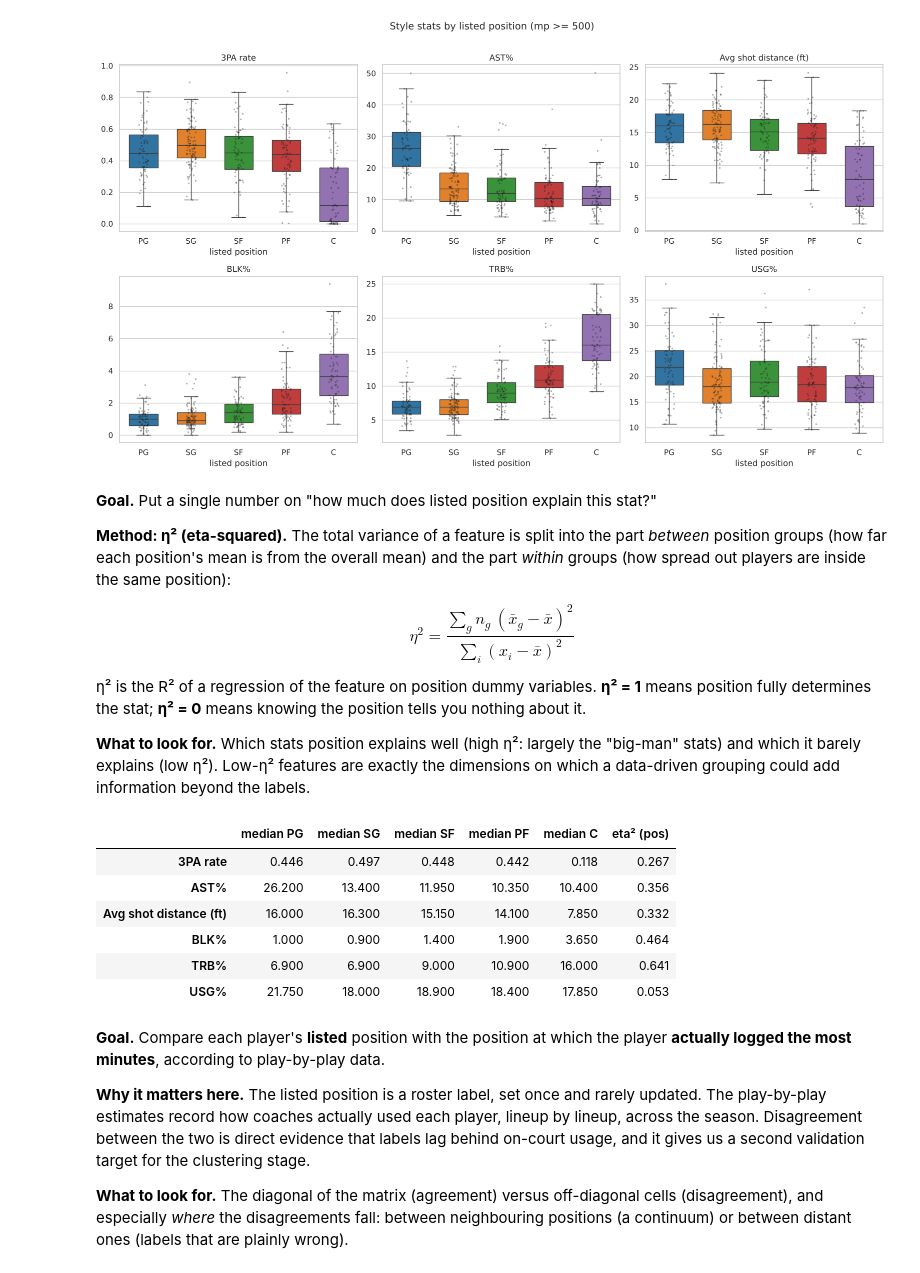
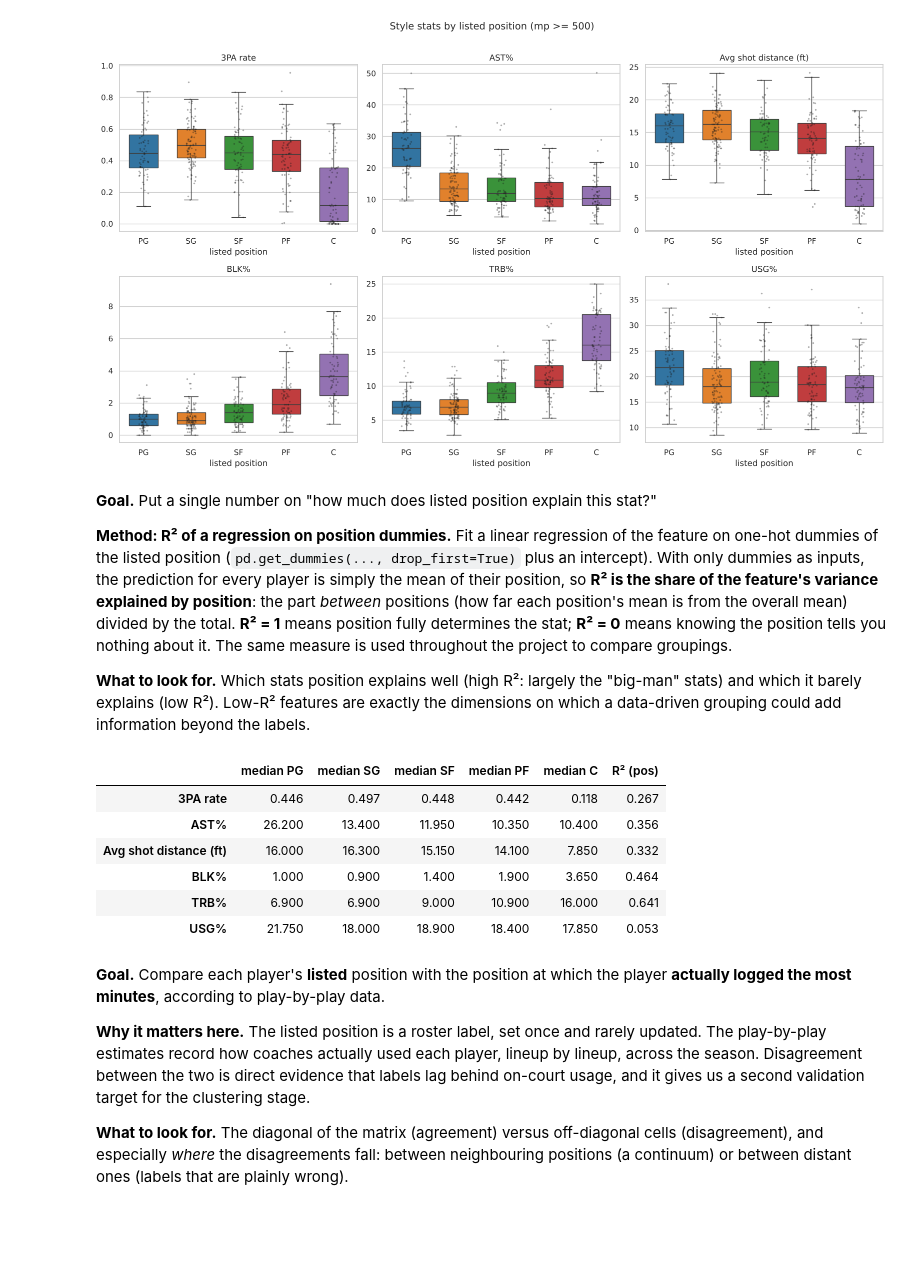
Before and after one commit to nirelkat/NBA_ModernAge_Position, a Jupyter notebook: notebooks/01_EDA.ipynb, the cells around one changed output. Drawn from its saved outputs; the diff is of its cells as text; code cells hidden in the pictures; blank space fills up the shorter version.

```diff
--- a/notebooks/01_EDA.ipynb
+++ b/notebooks/01_EDA.ipynb
@@ -670,31 +673,29 @@ plt.tight_layout(); plt.show()
 # %% [markdown]
 **Goal.** Put a single number on "how much does listed position explain this stat?"
 
-**Method: η² (eta-squared).** The total variance of a feature is split into the part *between* position groups
-(how far each position's mean is from the overall mean) and the part *within* groups (how spread out players are
-inside the same position):
+**Method: R² of a regression on position dummies.** Fit a linear regression of the feature on one-hot dummies of
+the listed position (`pd.get_dummies(..., drop_first=True)` plus an intercept). With only dummies as inputs, the
+prediction for every player is simply the mean of their position, so **R² is the share of the feature's variance
+explained by position**: the part *between* positions (how far each position's mean is from the overall mean)
+divided by the total. **R² = 1** means position fully determines the stat; **R² = 0** means knowing the position
+tells you nothing about it. The same measure is used throughout the project to compare groupings.
 
-$$\eta^2 = \frac{\sum_{g} n_g\,(\bar{x}_g - \bar{x})^2}{\sum_{i} (x_i - \bar{x})^2}$$
-
-η² is the R² of a regression of the feature on position dummy variables. **η² = 1** means position fully determines
-the stat; **η² = 0** means knowing the position tells you nothing about it.
-
-**What to look for.** Which stats position explains well (high η²: largely the "big-man" stats) and which it barely
-explains (low η²). Low-η² features are exactly the dimensions on which a data-driven grouping could add information
+**What to look for.** Which stats position explains well (high R²: largely the "big-man" stats) and which it barely
+explains (low R²). Low-R² features are exactly the dimensions on which a data-driven grouping could add information
 beyond the labels.
 # %%
-def eta_squared(frame, col, group='pos'):
-    grand = frame[col].mean()
-    between = frame.groupby(group)[col].apply(lambda g: len(g) * (g.mean() - grand) ** 2).sum()
-    return between / ((frame[col] - grand) ** 2).sum()
+def group_r2(y, groups):
+    """R² of a linear regression of y on one-hot dummies of groups = share of variance explained by the grouping."""
+    D = pd.get_dummies(groups, drop_first=True).astype(float)
+    return r2_score(y, LinearRegression().fit(D, y).predict(D))
 
 summary = nba.groupby('pos')[list(box_feats)].median().loc[POS_ORDER].T
 summary.columns = [f'median {p}' for p in POS_ORDER]
-summary['eta² (pos)'] = [eta_squared(nba, c) for c in box_feats]
+summary['R² (pos)'] = [group_r2(nba[c], nba['pos']) for c in box_feats]
 summary.index = [box_feats[c] for c in summary.index]
 summary.round(3)
 # %% [output]
-|  | median PG | median SG | median SF | median PF | median C | eta² (pos) |
+|  | median PG | median SG | median SF | median PF | median C | R² (pos) |
 | 3PA rate | 0.446 | 0.497 | 0.448 | 0.442 | 0.118 | 0.267 |
 | AST% | 26.200 | 13.400 | 11.950 | 10.350 | 10.400 | 0.356 |
 | Avg shot distance (ft) | 16.000 | 16.300 | 15.150 | 14.100 | 7.850 | 0.332 |
```
Also changed, not shown: parts of 6 cells of this notebook, 17 other files.
